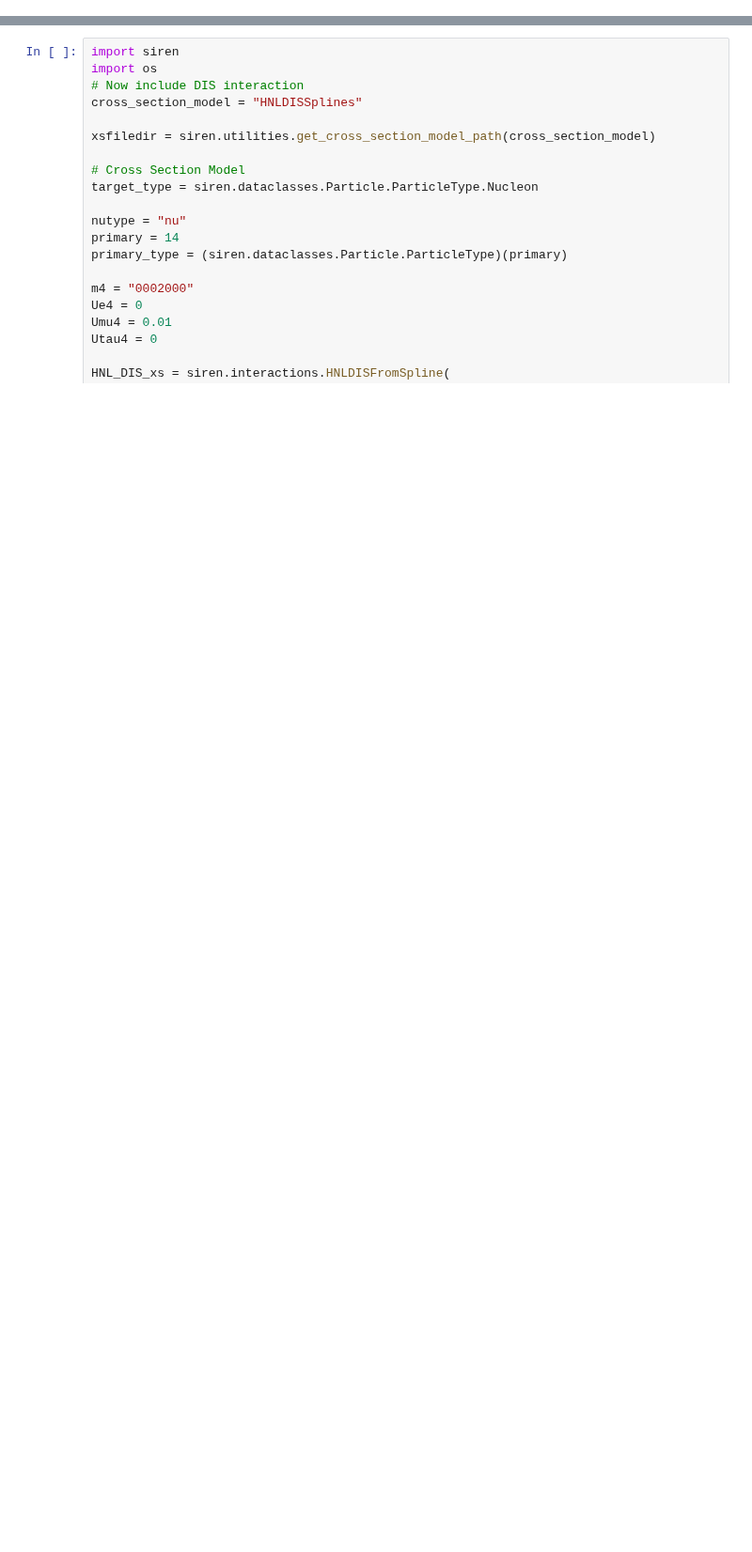
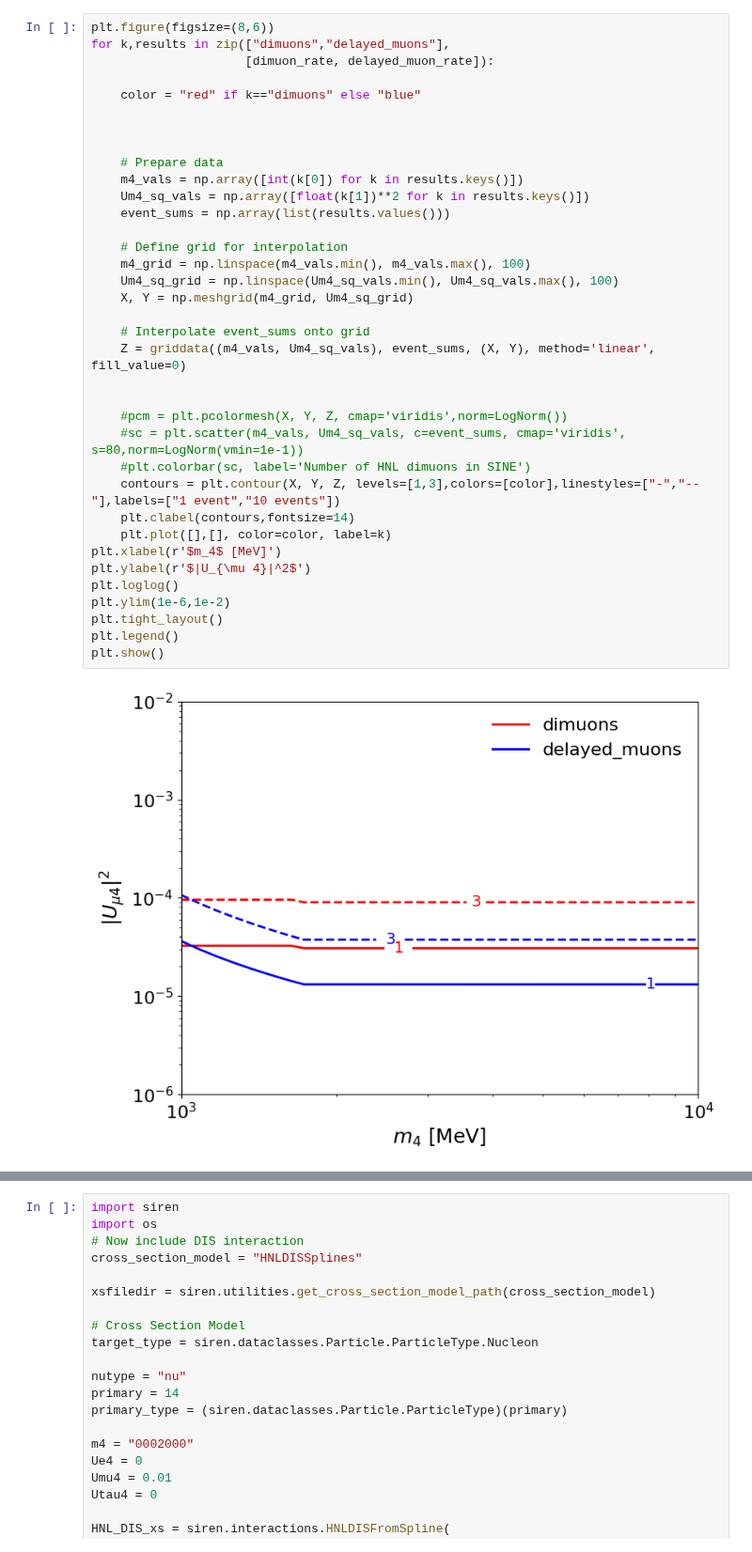
Before and after one commit to nickkamp1/Lake_Geneva_Neutrinos, a Jupyter notebook: SIREN_HNLAnalysis.ipynb, the cells around one changed output, grey strips where cells are left out. Shown at 94% size. Drawn from its saved outputs; the diff is of its cells as text; blank space fills up the shorter version.

```diff
--- a/SIREN_HNLAnalysis.ipynb
+++ b/SIREN_HNLAnalysis.ipynb
@@ -17,0 +173,38 @@ sum(data.weights*data.hit_mask_muon0_survival)
+# %%
+plt.figure(figsize=(8,6))
+for k,results in zip(["dimuons","delayed_muons"],
+                     [dimuon_rate, delayed_muon_rate]):
+
+    color = "red" if k=="dimuons" else "blue"
+
+
+
+    # Prepare data
+    m4_vals = np.array([int(k[0]) for k in results.keys()])
+    Um4_sq_vals = np.array([float(k[1])**2 for k in results.keys()])
+    event_sums = np.array(list(results.values()))
+
+    # Define grid for interpolation
+    m4_grid = np.linspace(m4_vals.min(), m4_vals.max(), 100)
+    Um4_sq_grid = np.linspace(Um4_sq_vals.min(), Um4_sq_vals.max(), 100)
+    X, Y = np.meshgrid(m4_grid, Um4_sq_grid)
+
+    # Interpolate event_sums onto grid
+    Z = griddata((m4_vals, Um4_sq_vals), event_sums, (X, Y), method='linear', fill_value=0)
+
+
+    #pcm = plt.pcolormesh(X, Y, Z, cmap='viridis',norm=LogNorm())
+    #sc = plt.scatter(m4_vals, Um4_sq_vals, c=event_sums, cmap='viridis', s=80,norm=LogNorm(vmin=1e-1))
+    #plt.colorbar(sc, label='Number of HNL dimuons in SINE')
+    contours = plt.contour(X, Y, Z, levels=[1,3],colors=[color],linestyles=["-","--"],labels=["1 event","10 events"])
+    plt.clabel(contours,fontsize=14)
+    plt.plot([],[], color=color, label=k)
+plt.xlabel(r'$m_4$ [MeV]')
+plt.ylabel(r'$|U_{\mu 4}|^2$')
+plt.loglog()
+plt.ylim(1e-6,1e-2)
+plt.tight_layout()
+plt.legend()
+plt.show()
+# %% [output]
+[figure, added]
```
Also changed, not shown: parts of 7 cells of this notebook, 1 other file.
